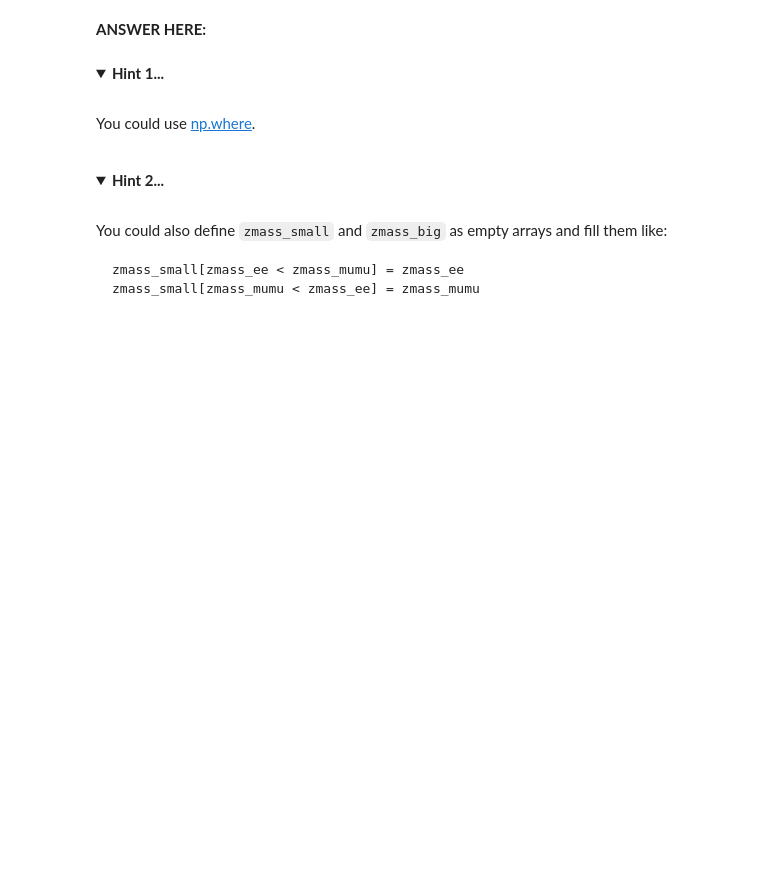
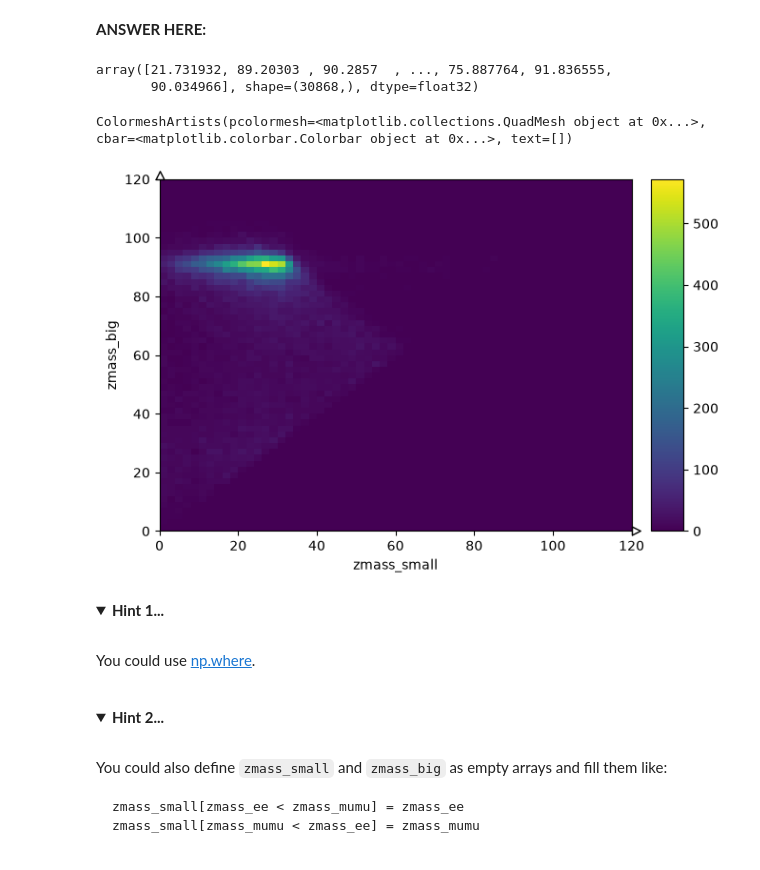
Before and after one commit to Fgfox9/emlyn-stfc-work-exp-2026, a Jupyter notebook: notebooks/lesson-2-project.ipynb, the cells around one changed output. Saved outputs shown, nothing was run; the diff lists cells and outputs as text; code cells hidden in the pictures; folded sections open; blank space fills up the shorter version.

```diff
--- a/notebooks/lesson-2-project.ipynb
+++ b/notebooks/lesson-2-project.ipynb
@@ -430,6 +653,37 @@ It should look like this (60 bins×60 bins):
 ![image.png](attachment:ba75be3e-f376-4359-b0c4-09bfa8546126.png)
 # %% [markdown]
 **ANSWER HERE:**
+# %%
+z_ee = e1 + e2
+z_mumu = mu1 + mu2
+
+m_ee = z_ee.mass
+m_mumu = z_mumu.mass
+m_small = np.minimum(m_ee, m_mumu)
+m_large = np.maximum(m_ee, m_mumu)
+
+m_small
+m_large
+# %% [output]
+array([21.731932, 89.20303 , 90.2857  , ..., 75.887764, 91.836555,
+       90.034966], shape=(30868,), dtype=float32)
+# %%
+pv_hist = (
+    Hist.new
+    .Regular(60, 0, 120, name="zmass_small")
+    .Regular(60, 0, 120, name="zmass_big")
+    .Double()
+)
+
+pv_hist.fill(
+    zmass_small=m_small,
+    zmass_big=m_large
+)
+
+pv_hist.plot()
+# %% [output]
+ColormeshArtists(pcolormesh=<matplotlib.collections.QuadMesh object at 0x...>, cbar=<matplotlib.colorbar.Colorbar object at 0x...>, text=[])
+[figure, added]
 # %% [markdown]
 <details>
     <summary><b>Hint 1...</b></summary>
```
Also changed, not shown: parts of 48 cells of this notebook.
